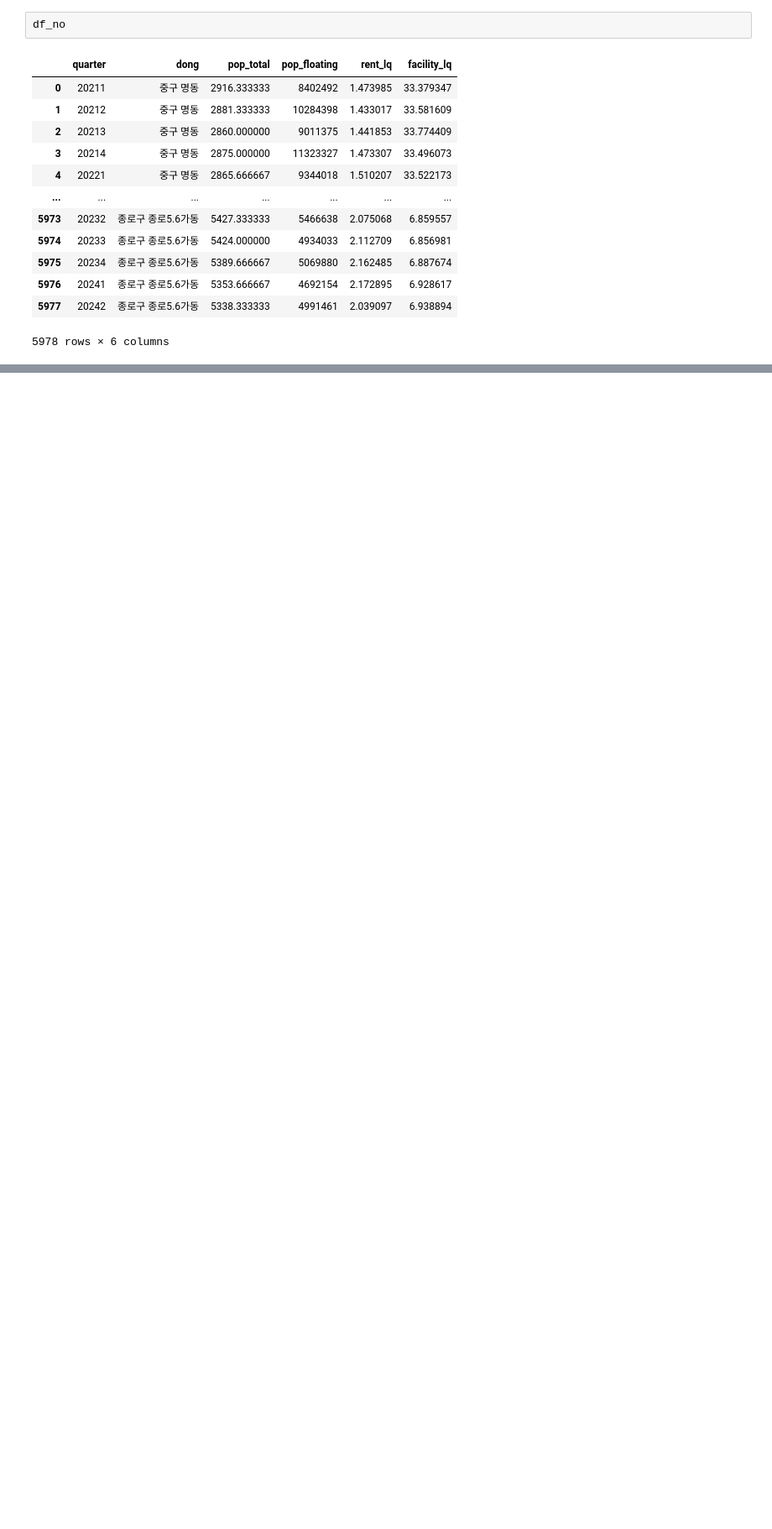
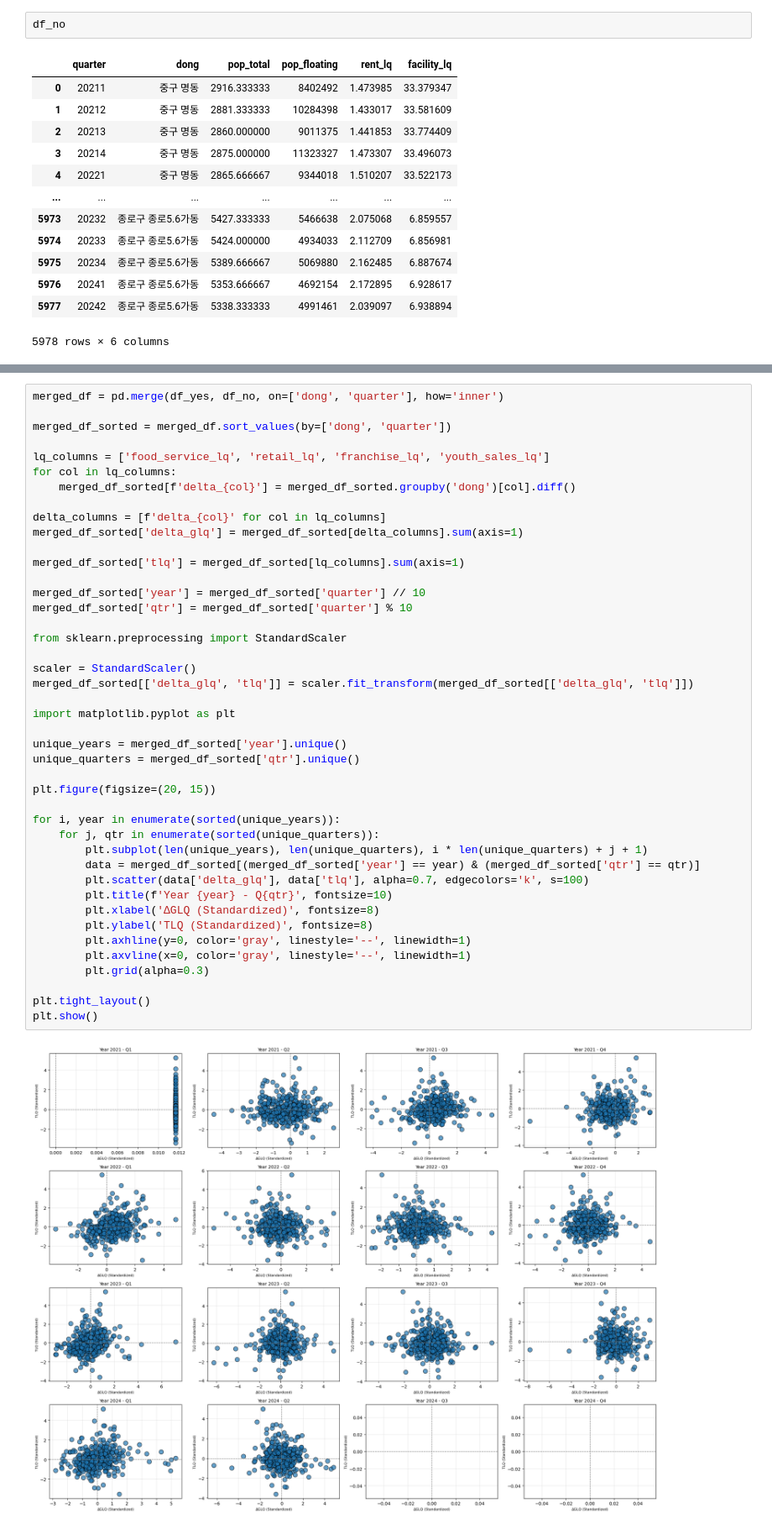
Before and after one commit to Gyuhyeon-Eom/FInal_Project, a Jupyter notebook: Final_FInal_LQ_EOM.ipynb, the cells around one changed output, grey strips where cells are left out. Shown at 84% size. Drawn from its saved outputs; the diff is of its cells as text; blank space fills up the shorter version.

```diff
--- a/Final_FInal_LQ_EOM.ipynb
+++ b/Final_FInal_LQ_EOM.ipynb
@@ -97,0 +58,45 @@ plt.show()
+# %%
+merged_df = pd.merge(df_yes, df_no, on=['dong', 'quarter'], how='inner')
+
+merged_df_sorted = merged_df.sort_values(by=['dong', 'quarter'])
+
+lq_columns = ['food_service_lq', 'retail_lq', 'franchise_lq', 'youth_sales_lq']
+for col in lq_columns:
+    merged_df_sorted[f'delta_{col}'] = merged_df_sorted.groupby('dong')[col].diff()
+
+delta_columns = [f'delta_{col}' for col in lq_columns]
+merged_df_sorted['delta_glq'] = merged_df_sorted[delta_columns].sum(axis=1)
+
+merged_df_sorted['tlq'] = merged_df_sorted[lq_columns].sum(axis=1)
+
+merged_df_sorted['year'] = merged_df_sorted['quarter'] // 10
+merged_df_sorted['qtr'] = merged_df_sorted['quarter'] % 10
+
+from sklearn.preprocessing import StandardScaler
+
+scaler = StandardScaler()
+merged_df_sorted[['delta_glq', 'tlq']] = scaler.fit_transform(merged_df_sorted[['delta_glq', 'tlq']])
+
+import matplotlib.pyplot as plt
+
+unique_years = merged_df_sorted['year'].unique()
+unique_quarters = merged_df_sorted['qtr'].unique()
+
+plt.figure(figsize=(20, 15))
+
+for i, year in enumerate(sorted(unique_years)):
+    for j, qtr in enumerate(sorted(unique_quarters)):
+        plt.subplot(len(unique_years), len(unique_quarters), i * len(unique_quarters) + j + 1)
+        data = merged_df_sorted[(merged_df_sorted['year'] == year) & (merged_df_sorted['qtr'] == qtr)]
+        plt.scatter(data['delta_glq'], data['tlq'], alpha=0.7, edgecolors='k', s=100)
+        plt.title(f'Year {year} - Q{qtr}', fontsize=10)
+        plt.xlabel('∆GLQ (Standardized)', fontsize=8)
+        plt.ylabel('TLQ (Standardized)', fontsize=8)
+        plt.axhline(y=0, color='gray', linestyle='--', linewidth=1)
+        plt.axvline(x=0, color='gray', linestyle='--', linewidth=1)
+        plt.grid(alpha=0.3)
+
+plt.tight_layout()
+plt.show()
+# %% [output]
+[figure, added]
```
Also changed, not shown: parts of 5 cells of this notebook.
